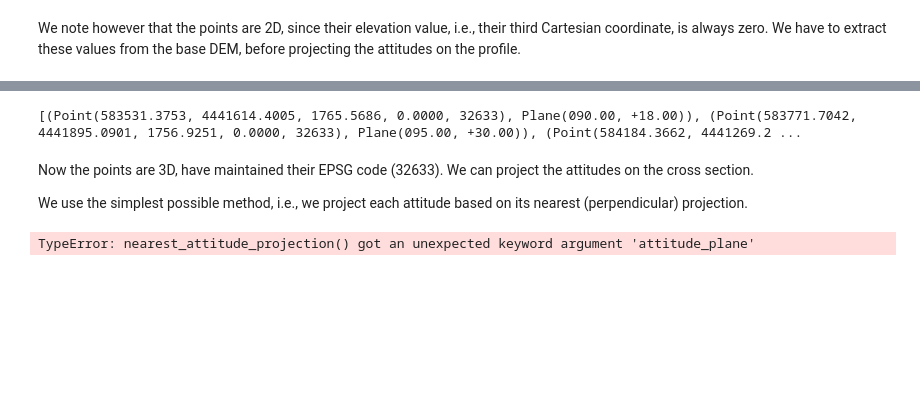
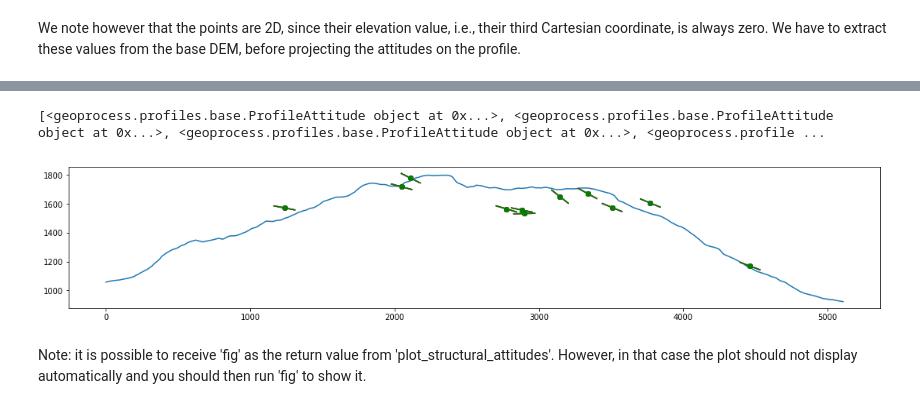
Before and after one commit to mauroalberti/geoprocess, a Jupyter notebook: docs/notebooks/Topographic profiles.ipynb, the cells around one changed output, grey strips where cells are left out. Saved outputs shown, nothing was run; the diff lists cells and outputs as text; code cells hidden in the pictures; blank space fills up the shorter version.

Commit message:
Implemented attitude projection via nearest

```diff
--- a/docs/notebooks/Topographic profiles.ipynb
+++ b/docs/notebooks/Topographic profiles.ipynb
@@ -95,7 +95,7 @@ Since we used just one grid as a parameter for the *profile_grids* method, there
 We can plot the topographic profile.
 # %%
 from geoprocess.profiles.plot import plot_profiles
-plot_profiles(topo_profile)
+fig = plot_profiles(topo_profile)
 # %% [output]
 [figure]
 # %% [markdown]
@@ -171,18 +156,11 @@ The number of 3D points is the same as the original dataset.
+# %%
+mapping_method = {}
+mapping_method['method'] = 'nearest'
+att_projs = profiler.map_struct_pts_on_section(
+            structural_data = attitudes,
+            mapping_method = mapping_method,
+            height_source = geoarray)
 # %%
-print(attitudes_3d)
+print(att_projs)
 # %% [output]
-[(Point(583531.3753, 4441614.4005, 1765.5686, 0.0000, 32633), Plane(090.00, +18.00)), (Point(583771.7042, 4441895.0901, 1756.9251, 0.0000, 32633), Plane(095.00, +30.00)), (Point(584184.3662, 4441269.2 ...
+[<geoprocess.profiles.base.ProfileAttitude object at 0x...>, <geoprocess.profiles.base.ProfileAttitude object at 0x...>, <geoprocess.profiles.base.ProfileAttitude object at 0x...>, <geoprocess.profile ...
-# %% [markdown]
-Now the points are 3D, have maintained their EPSG code (32633). We can project the attitudes on the cross section.
-
-We use the simplest possible method, i.e., we project each attitude based on its nearest (perpendicular) projection.
-# %%
-attitudes_projected = []
-for pt3d, plane in attitudes_3d:
-    prjct_pt = profiler.nearest_attitude_projection(
-        attitude_plane=plane,
-        attitude_pt=pt3d)
-    if prjct_pt:
-        attitudes_projected.append((prjct_pt, plane))
-# %% [output]
-TypeError: nearest_attitude_projection() got an unexpected keyword argument 'attitude_plane'
@@ -190,0 +167,13 @@ print(attitudes_projected)
+# %%
+from geoprocess.profiles.plot import plot_structural_attitudes
+plot_structural_attitudes(
+    profile_attitudes=att_projs,
+    section_length=profiler.length(),
+    fig=fig,
+    vertical_exaggeration = 1.0,
+    color="green")
+# %% [output]
+[figure, added]
+# %% [markdown]
+Note: it is possible to receive 'fig' as the return value from 'plot_structural_attitudes'.
+However, in that case the plot should not display automatically and you should then run 'fig' to show it.
```
Also changed, not shown: parts of 8 cells of this notebook, 3 other files.
